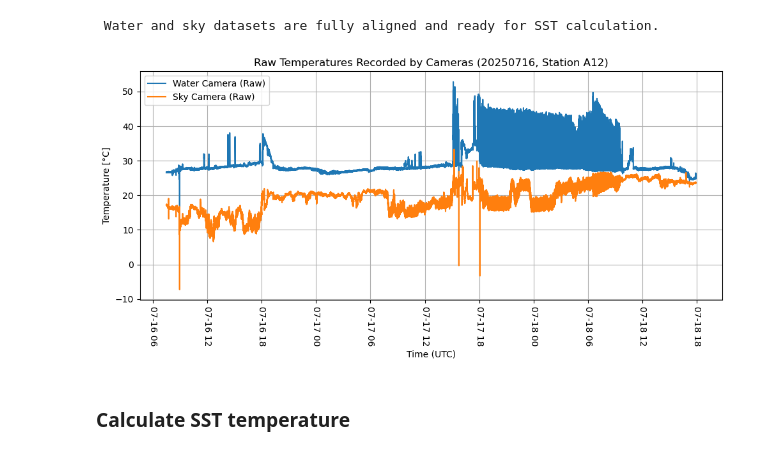
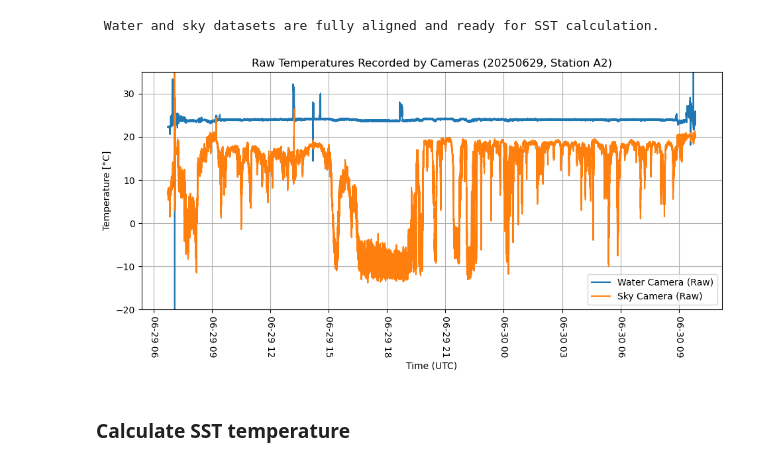
Before and after one commit to maibrittbergh/SST_RS_Meteor_2025, a Jupyter notebook: Infrared_cameras/postproc/postproc.ipynb, the cells around one changed output. Saved outputs shown, nothing was run; the diff lists cells and outputs as text; code cells hidden in the pictures.

Commit message:
(SST) updated one small plot or raw A2 temp

```diff
--- a/Infrared_cameras/postproc/postproc.ipynb
+++ b/Infrared_cameras/postproc/postproc.ipynb
@@ -12,7 +12,7 @@ import csv
 from datetime import datetime
 # %%
 # === SETTINGS ===
-ID = "A12"  # Station ID
+ID = "A2"  # Station ID
 
 # === File Paths ===
 dir_path = Path.cwd()  # current working directory
@@ -80,7 +80,7 @@ print("Water file:", water_file)
 print("Sky file:", sky_file)
 print("Raw SST output file:", sst_output_file)
 print("Averaged SST output file:", sst_avg_file)
-print("Halobates SML file:", halobates_file)
+#print("Halobates SML file:", halobates_file)
 print("Halobates protocol file:", protocol_file)
 print("\nDate of station:", date_str)
 # %% [output]
@@ -369,34 +368,35 @@ print(" Water and sky datasets are fully aligned and ready for SST calculation."
 # === Plot raw temperatures from both cameras ===
 plt.figure(figsize=(10, 5))
 
 # Plot water camera temperatures
 plt.plot(
     df_water_overlap_aligned["Time"],
     df_water_overlap_aligned["Target(°C)_water"],
     label="Water Camera (Raw)",
 )
 
 # Plot sky camera temperatures
 plt.plot(
     df_sky_overlap_aligned["Time"],
     df_sky_overlap_aligned["Target(°C)_sky"],
     label="Sky Camera (Raw)"
 )
 
 # Add labels, title, and legend
 plt.xlabel("Time (UTC)")
 plt.ylabel("Temperature [°C]")
 plt.title(f"Raw Temperatures Recorded by Cameras ({date_str}, Station {ID})")
 plt.xticks(rotation=-90)
 plt.legend()
 plt.grid(True)
 plt.tight_layout()
+plt.ylim(-20, 35)
 plt.savefig(results_dir / f"plots/raw_temp_cameras/{date_str}_{ID}_17_IR_raw_water_sky.png", dpi = 300)
 
 # Show the plot
 plt.show()
 # %% [output]
-[figure, old version]
+[figure, new version]
 # %% [markdown]
 ### Calculate SST temperature
 # %%
```
Also changed, not shown: parts of 4 cells of this notebook, 1 other file.
